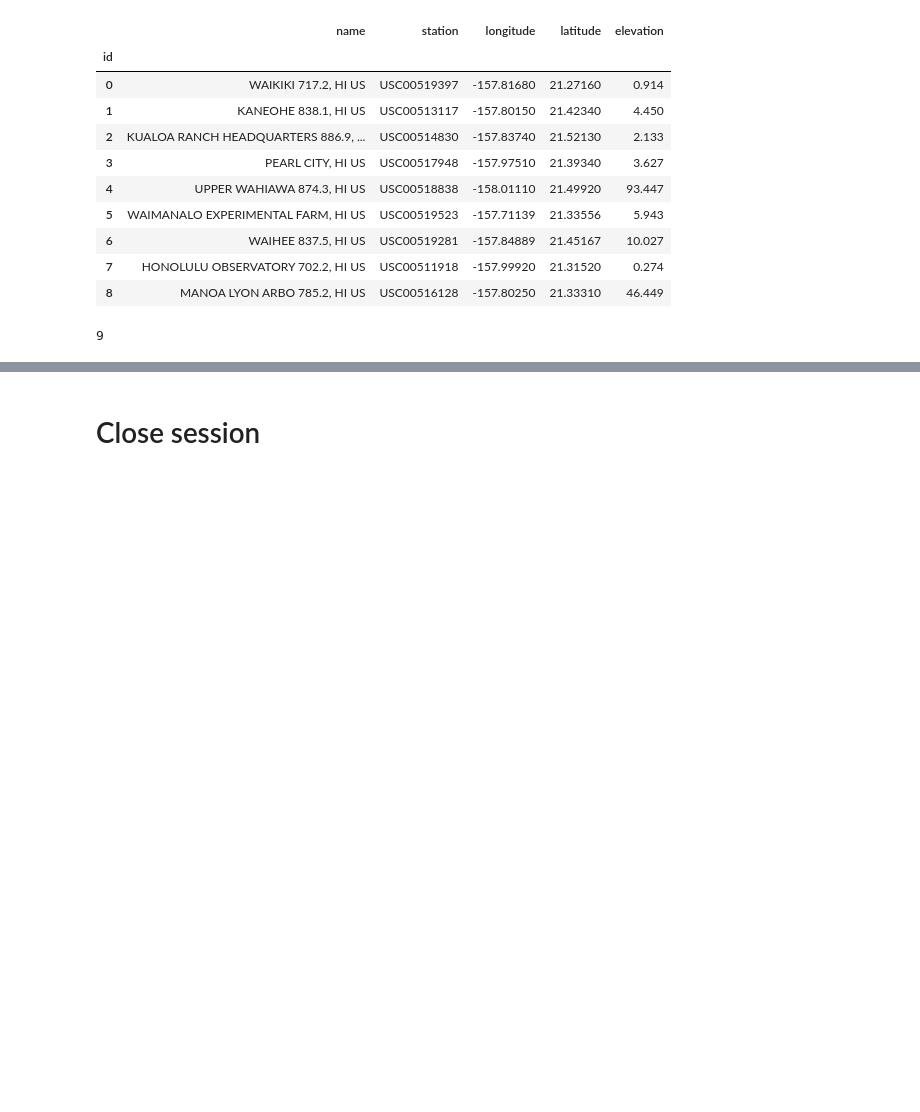
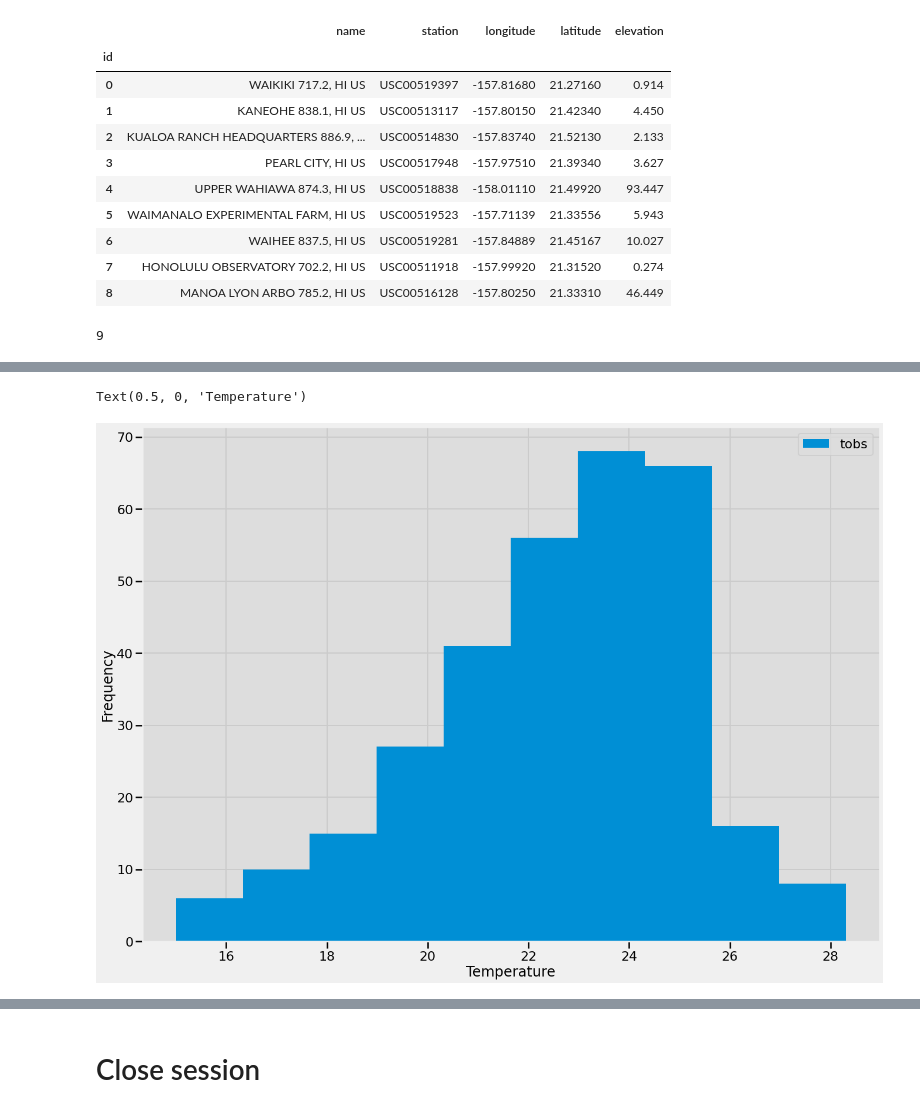
Before and after one commit to ubnas1/sqlalchemy-challenge, a Jupyter notebook: SurfsUp/climate_starter.ipynb, the cells around one changed output, grey strips where cells are left out. Drawn from its saved outputs; the diff is of its cells as text; code cells hidden in the pictures; blank space fills up the shorter version.

```diff
--- a/SurfsUp/climate_starter.ipynb
+++ b/SurfsUp/climate_starter.ipynb
@@ -183,0 +194,3 @@ stations_count
+# %%
+measurements_stations_df = measurements_df.groupby('station').count()
+measurements_stations_df
@@ -184,3 +209,5 @@ stations_count
 # %%
 # Design a query to find the most active stations (i.e. what stations have the most rows?)
-# List the stations and the counts in descending order.
+# finding bussiest station
+bussiest_station = measurements_stations_df['id'].idxmax()
+bussiest_station
@@ -187,2 +231,9 @@ stations_count
 # %%
 # Using the most active station id from the previous query, calculate the lowest, highest, and average temperature.
+
+# grouped_stations_df = measurements_df.groupby('station')
+
+# grouped_stations_df.head()
+
+bussiest_station_df = measurements_df.loc[measurements_df['station'] == bussiest_station]
+bussiest_station_df
@@ -189,3 +274,7 @@ stations_count
 # %%
 # Using the most active station id
-# Query the last 12 months of temperature observation data for this station and plot the results as a histogram
+# Query the last 12 months of temperature observation data for this station
+
+bussiest_station_1_year_df = bussiest_station_df[(bussiest_station_df['date'] >= '2016-1-1') & (bussiest_station_df['date'] <= '2017-8-18')]
+bussiest_station_1_year_df = bussiest_station_1_year_df[["date", "tobs"]]
+bussiest_station_1_year_df
@@ -191,0 +295,6 @@ stations_count
+# %%
+x = bussiest_station_1_year_df.plot(kind='hist', y='tobs')
+x.set_xlabel('Temperature')
+# %% [output]
+Text(0.5, 0, 'Temperature')
+[figure, added]
```
Also changed, not shown: parts of 14 cells of this notebook.
